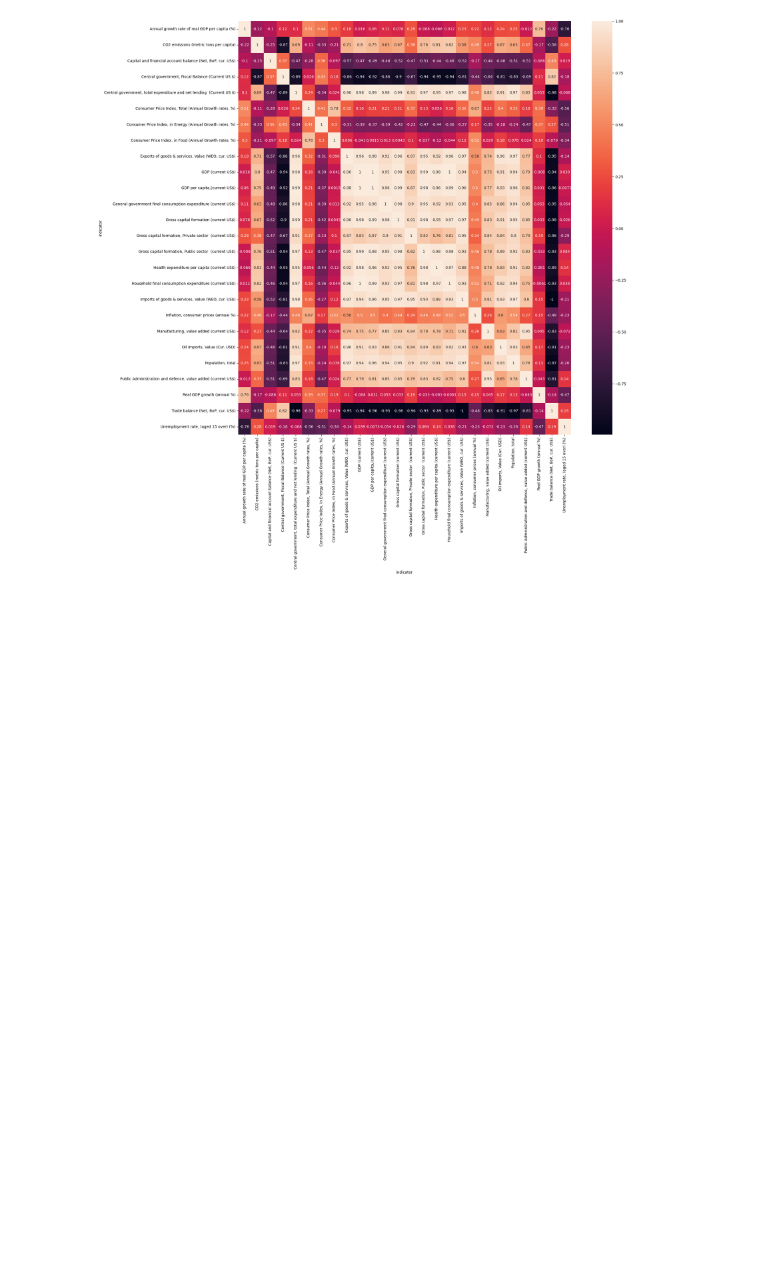
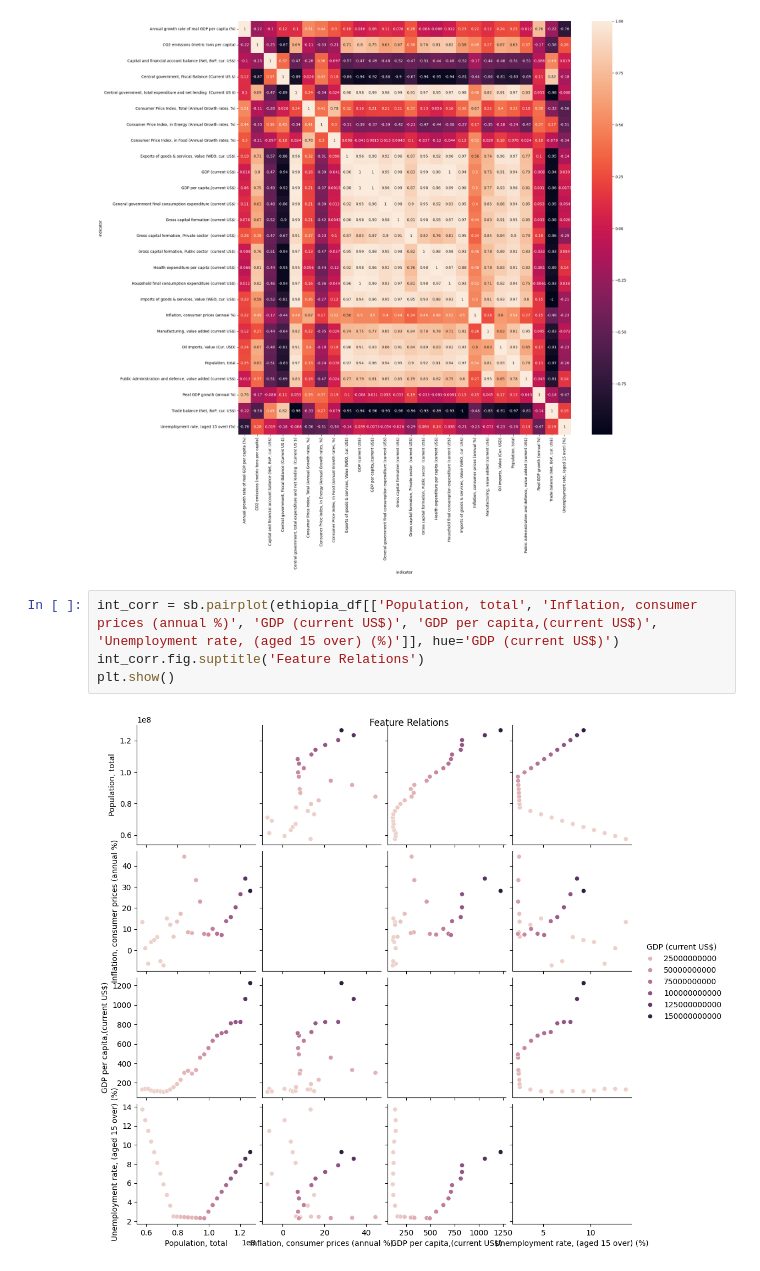
Before and after one commit to arsenilsina/prog_project, a Jupyter notebook: african_economies.ipynb, the cells around one changed output. Drawn from its saved outputs; the diff is of its cells as text; blank space fills up the shorter version.

```diff
--- a/african_economies.ipynb
+++ b/african_economies.ipynb
@@ -359,3 +376,9 @@ sb.heatmap(data=ethiopia_df.corr(),annot=True)
 plt.show()
 # %% [output]
 [figure]
+# %%
+int_corr = sb.pairplot(ethiopia_df[['Population, total', 'Inflation, consumer prices (annual %)', 'GDP (current US$)', 'GDP per capita,(current US$)', 'Unemployment rate, (aged 15 over) (%)']], hue='GDP (current US$)')
+int_corr.fig.suptitle('Feature Relations')
+plt.show()
+# %% [output]
+[figure, added]
```
Also changed, not shown: parts of 3 cells of this notebook.
